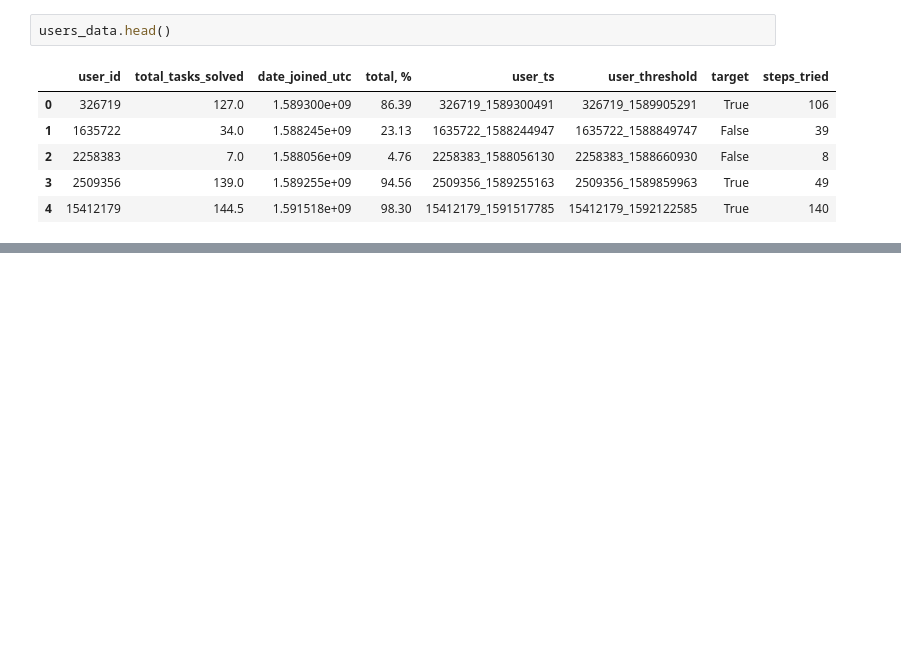
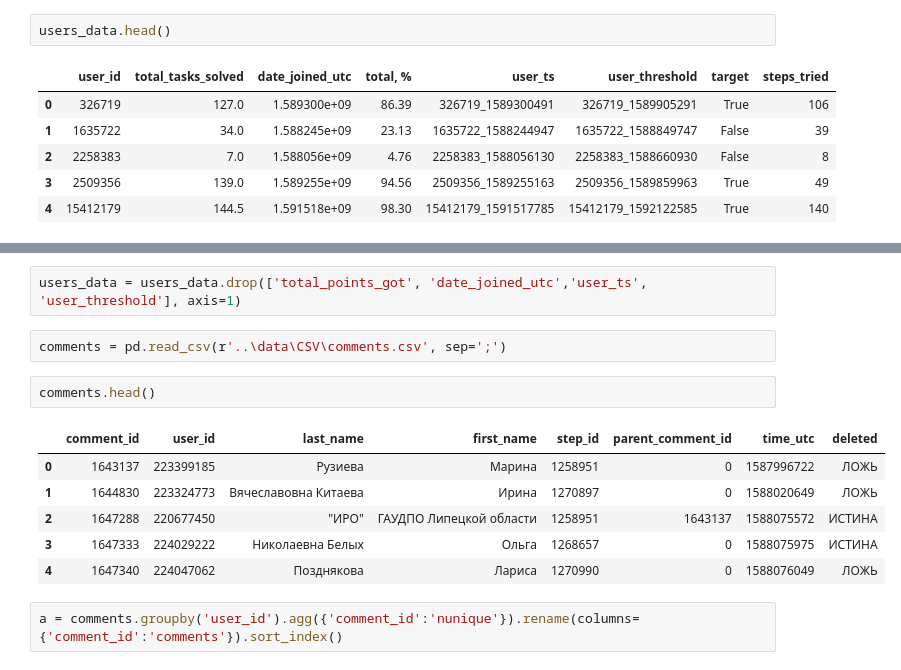
Before and after one commit to MichYar/GreatChallenges-2020, a Jupyter notebook: notebooks/notebook1.ipynb, the cells around one changed output, grey strips where cells are left out. Cells and saved outputs as stored; diff of their text form; blank space fills up the shorter version.

```diff
--- a/notebooks/notebook1.ipynb
+++ b/notebooks/notebook1.ipynb
@@ -443,0 +459,15 @@ NOT TO FORGET
+# %%
+users_data = users_data.drop(['total_points_got', 'date_joined_utc','user_ts', 'user_threshold'], axis=1)
+# %%
+comments = pd.read_csv(r'..\data\CSV\comments.csv', sep=';')
+# %%
+comments.head()
+# %% [output]
+|  | comment_id | user_id | last_name | first_name | step_id | parent_comment_id | time_utc | deleted |
+| 0 | 1643137 | 223399185 | Рузиева | Марина | 1258951 | 0 | 1587996722 | ЛОЖЬ |
+| 1 | 1644830 | 223324773 | Вячеславовна Китаева | Ирина | 1270897 | 0 | 1588020649 | ЛОЖЬ |
+| 2 | 1647288 | 220677450 | "ИРО" | ГАУДПО Липецкой области | 1258951 | 1643137 | 1588075572 | ИСТИНА |
+| 3 | 1647333 | 224029222 | Николаевна Белых | Ольга | 1268657 | 0 | 1588075975 | ИСТИНА |
+| 4 | 1647340 | 224047062 | Позднякова | Лариса | 1270990 | 0 | 1588076049 | ЛОЖЬ |
+# %%
+a = comments.groupby('user_id').agg({'comment_id':'nunique'}).rename(columns={'comment_id':'comments'}).sort_index()
```
Also changed, not shown: parts of 41 cells of this notebook.
